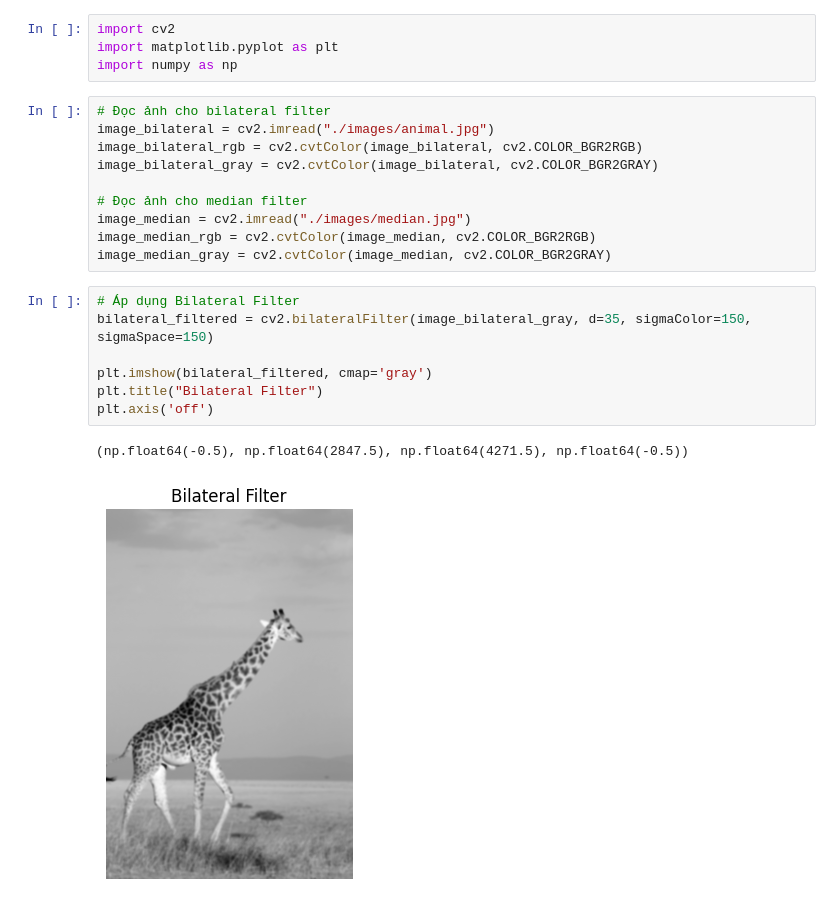
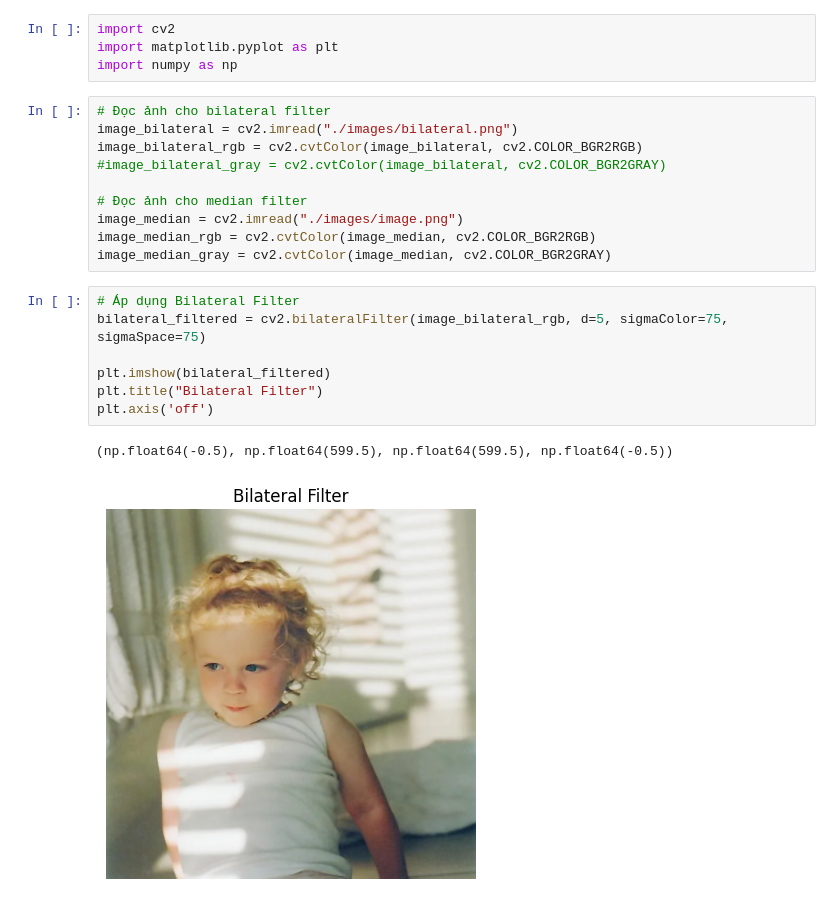
Before and after one commit to Algoculus/UTH-CVIP-assignments, a Jupyter notebook: Solutions/Lab 2 (Chapter 2.1)/Bài tập nâng cao/Question 4/ex4.ipynb, the cells around one changed output. Saved outputs shown, nothing was run; the diff lists cells and outputs as text.

Commit message:
refactor: image, code structure for improved readability and maintainability

```diff
--- a/Solutions/Lab 2 (Chapter 2.1)/Bài tập nâng cao/Question 4/ex4.ipynb
+++ b/Solutions/Lab 2 (Chapter 2.1)/Bài tập nâng cao/Question 4/ex4.ipynb
@@ -4,23 +4,23 @@ import matplotlib.pyplot as plt
 import numpy as np
 # %%
 # Đọc ảnh cho bilateral filter
-image_bilateral = cv2.imread("./images/animal.jpg")
+image_bilateral = cv2.imread("./images/bilateral.png")
 image_bilateral_rgb = cv2.cvtColor(image_bilateral, cv2.COLOR_BGR2RGB)
-image_bilateral_gray = cv2.cvtColor(image_bilateral, cv2.COLOR_BGR2GRAY)
+#image_bilateral_gray = cv2.cvtColor(image_bilateral, cv2.COLOR_BGR2GRAY)
 
 # Đọc ảnh cho median filter
-image_median = cv2.imread("./images/median.jpg")
+image_median = cv2.imread("./images/image.png")
 image_median_rgb = cv2.cvtColor(image_median, cv2.COLOR_BGR2RGB)
 image_median_gray = cv2.cvtColor(image_median, cv2.COLOR_BGR2GRAY)
 # %%
 # Áp dụng Bilateral Filter
-bilateral_filtered = cv2.bilateralFilter(image_bilateral_gray, d=35, sigmaColor=150, sigmaSpace=150)
+bilateral_filtered = cv2.bilateralFilter(image_bilateral_rgb, d=5, sigmaColor=75, sigmaSpace=75)
 
-plt.imshow(bilateral_filtered, cmap='gray')
+plt.imshow(bilateral_filtered)
 plt.title("Bilateral Filter")
 plt.axis('off')
 # %% [output]
-(np.float64(-0.5), np.float64(2847.5), np.float64(4271.5), np.float64(-0.5))
+(np.float64(-0.5), np.float64(599.5), np.float64(599.5), np.float64(-0.5))
-[figure, old version]
+[figure, new version]
 # %%
 # Áp dụng Median Filter
```
Also changed, not shown: parts of 3 cells of this notebook, 16 other files.
